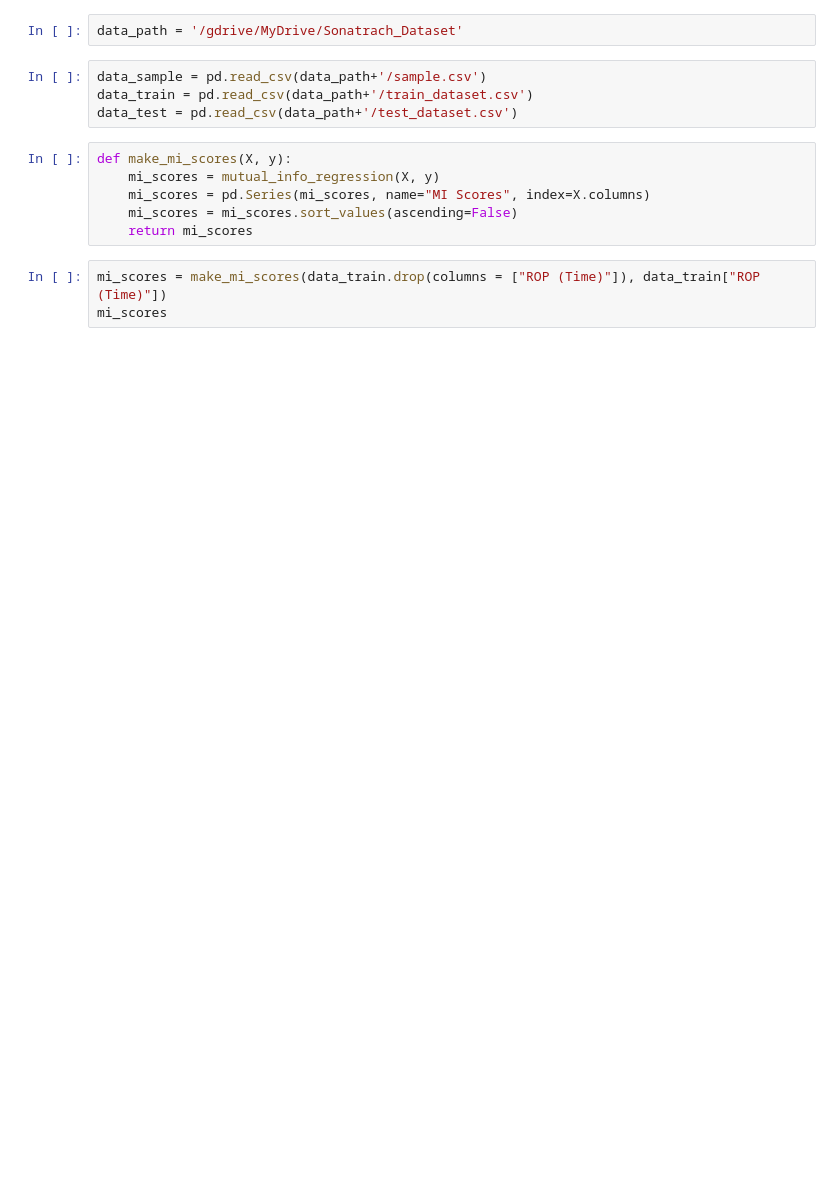
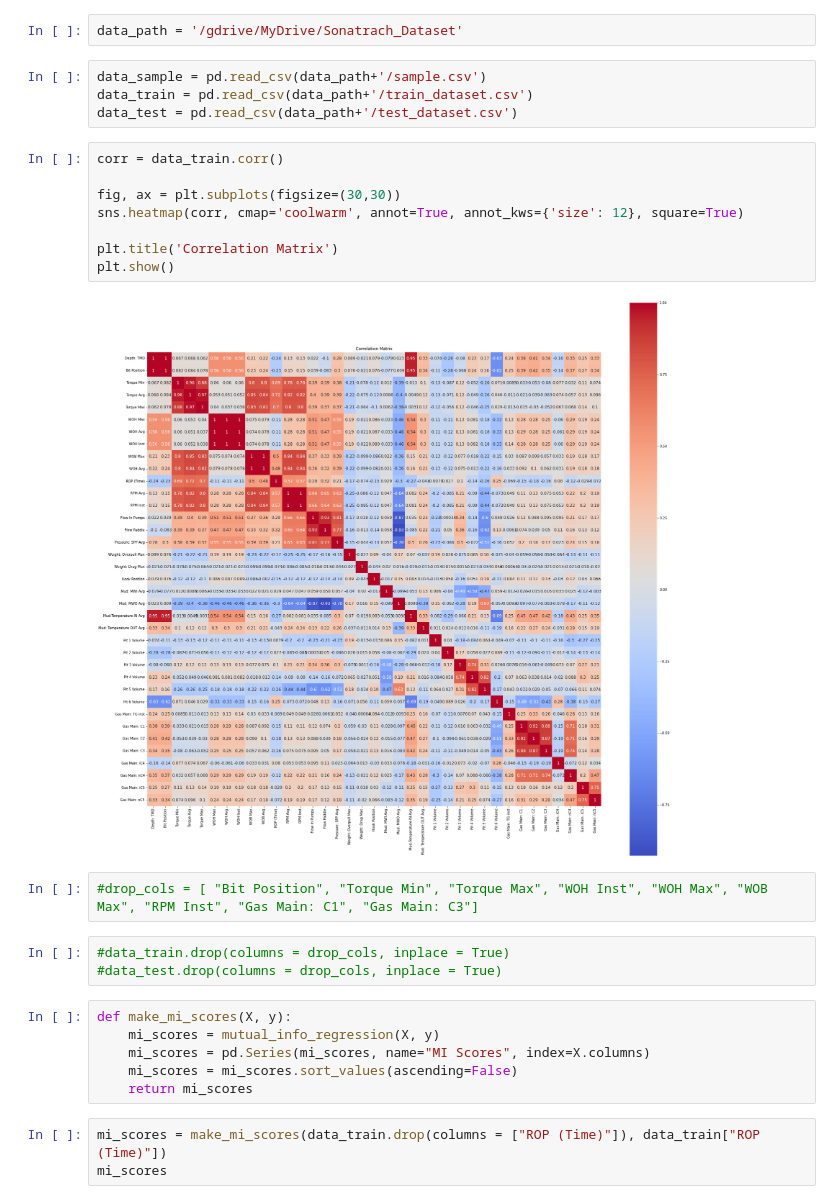
Before and after one commit to BrouthenKamel/haick-datathon, a Jupyter notebook: Sonatrach_Challenge.ipynb, the cells around one changed output. Drawn from its saved outputs; the diff is of its cells as text; blank space fills up the shorter version.

```diff
--- a/Sonatrach_Challenge.ipynb
+++ b/Sonatrach_Challenge.ipynb
@@ -27,6 +31,21 @@ data_path = '/gdrive/MyDrive/Sonatrach_Dataset'
 data_sample = pd.read_csv(data_path+'/sample.csv')
 data_train = pd.read_csv(data_path+'/train_dataset.csv')
 data_test = pd.read_csv(data_path+'/test_dataset.csv')
+# %%
+corr = data_train.corr()
+
+fig, ax = plt.subplots(figsize=(30,30))
+sns.heatmap(corr, cmap='coolwarm', annot=True, annot_kws={'size': 12}, square=True)
+
+plt.title('Correlation Matrix')
+plt.show()
+# %% [output]
+[figure, added]
+# %%
+#drop_cols = [ "Bit Position", "Torque Min", "Torque Max", "WOH Inst", "WOH Max", "WOB Max", "RPM Inst", "Gas Main: C1", "Gas Main: C3"]
+# %%
+#data_train.drop(columns = drop_cols, inplace = True)
+#data_test.drop(columns = drop_cols, inplace = True)
 # %%
 def make_mi_scores(X, y):
     mi_scores = mutual_info_regression(X, y)
```
Also changed, not shown: parts of 14 cells of this notebook.
